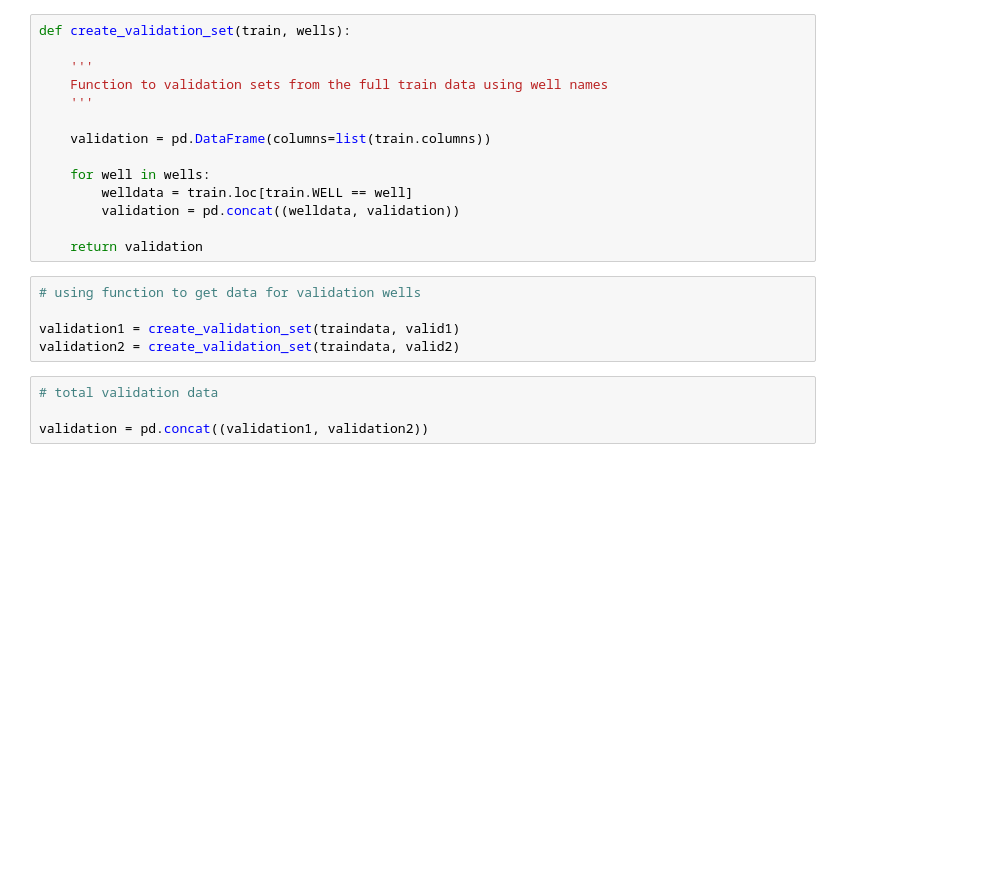
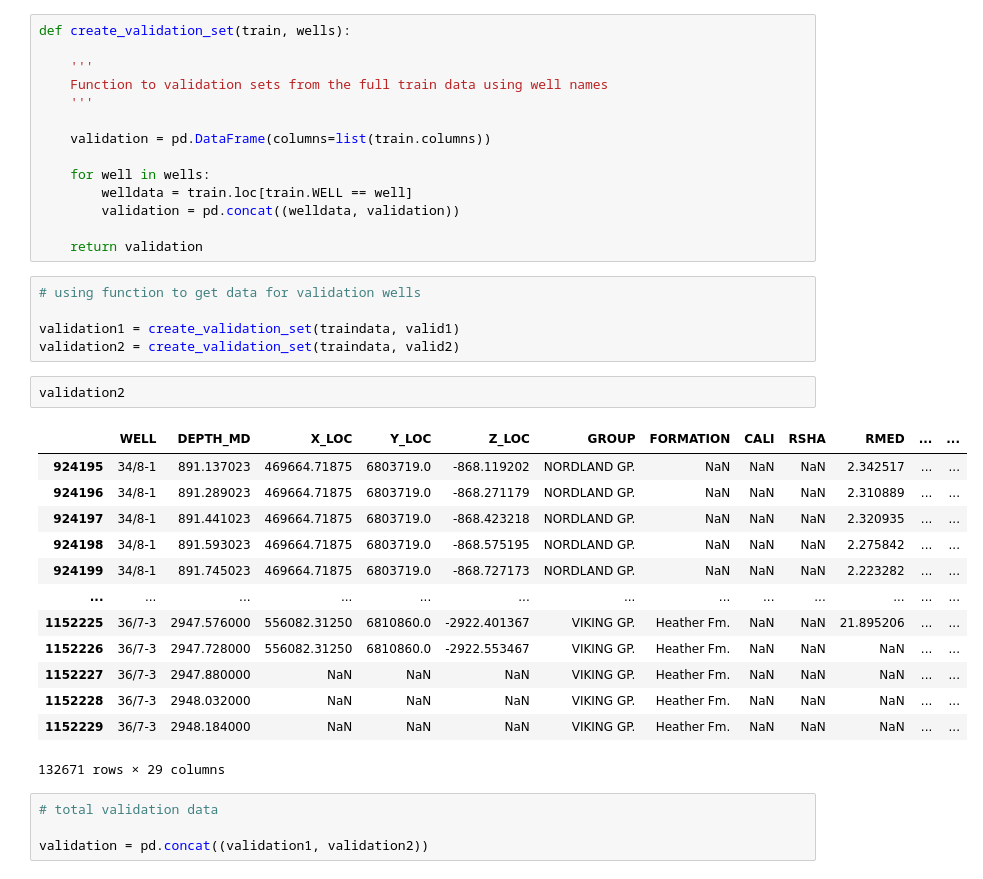
Before and after one commit to olawaleibrahim/TRANSFORM-2021-tutorial, a Jupyter notebook: Modelling.ipynb, the cells around one changed output. Saved outputs shown, nothing was run; the diff lists cells and outputs as text; blank space fills up the shorter version.

```diff
--- a/Modelling.ipynb
+++ b/Modelling.ipynb
@@ -120,6 +133,22 @@ def create_validation_set(train, wells):
 
 validation1 = create_validation_set(traindata, valid1)
 validation2 = create_validation_set(traindata, valid2)
+# %%
+validation2
+# %% [output]
+|  | WELL | DEPTH_MD | X_LOC | Y_LOC | Z_LOC | GROUP | FORMATION | CALI | RSHA | RMED | ... | ... |
+| 924195 | 34/8-1 | 891.137023 | 469664.71875 | 6803719.0 | -868.119202 | NORDLAND GP. | NaN | NaN | NaN | 2.342517 | ... | ... |
+| 924196 | 34/8-1 | 891.289023 | 469664.71875 | 6803719.0 | -868.271179 | NORDLAND GP. | NaN | NaN | NaN | 2.310889 | ... | ... |
+| 924197 | 34/8-1 | 891.441023 | 469664.71875 | 6803719.0 | -868.423218 | NORDLAND GP. | NaN | NaN | NaN | 2.320935 | ... | ... |
+| 924198 | 34/8-1 | 891.593023 | 469664.71875 | 6803719.0 | -868.575195 | NORDLAND GP. | NaN | NaN | NaN | 2.275842 | ... | ... |
+| 924199 | 34/8-1 | 891.745023 | 469664.71875 | 6803719.0 | -868.727173 | NORDLAND GP. | NaN | NaN | NaN | 2.223282 | ... | ... |
+| ... | ... | ... | ... | ... | ... | ... | ... | ... | ... | ... | ... | ... |
+| 1152225 | 36/7-3 | 2947.576000 | 556082.31250 | 6810860.0 | -2922.401367 | VIKING GP. | Heather Fm. | NaN | NaN | 21.895206 | ... | ... |
+| 1152226 | 36/7-3 | 2947.728000 | 556082.31250 | 6810860.0 | -2922.553467 | VIKING GP. | Heather Fm. | NaN | NaN | NaN | ... | ... |
+| 1152227 | 36/7-3 | 2947.880000 | NaN | NaN | NaN | VIKING GP. | Heather Fm. | NaN | NaN | NaN | ... | ... |
+| 1152228 | 36/7-3 | 2948.032000 | NaN | NaN | NaN | VIKING GP. | Heather Fm. | NaN | NaN | NaN | ... | ... |
+| 1152229 | 36/7-3 | 2948.184000 | NaN | NaN | NaN | VIKING GP. | Heather Fm. | NaN | NaN | NaN | ... | ... |
+132671 rows × 29 columns
 # %%
 # total validation data
 
```
Also changed, not shown: parts of 27 cells of this notebook, 2 other files.
